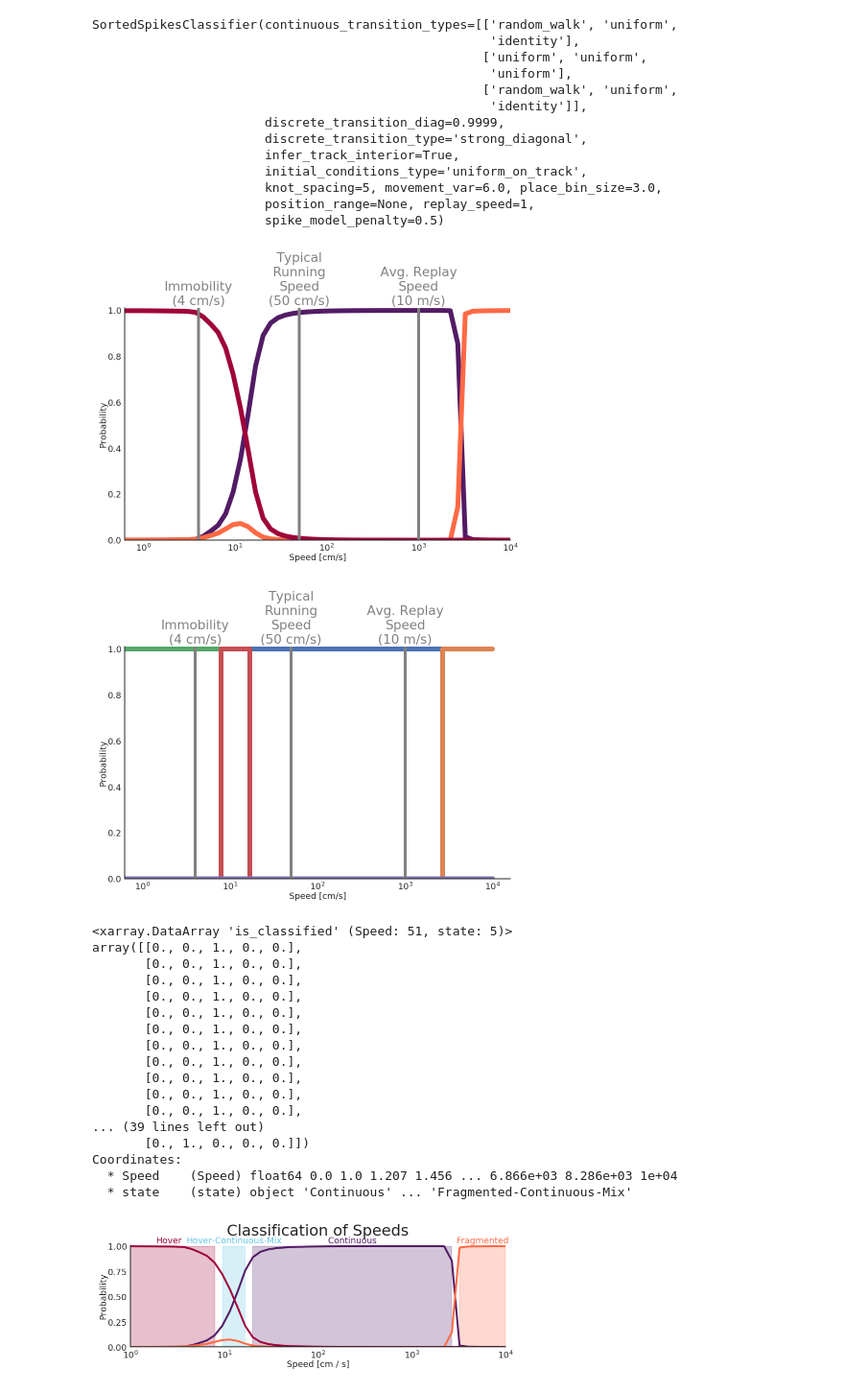
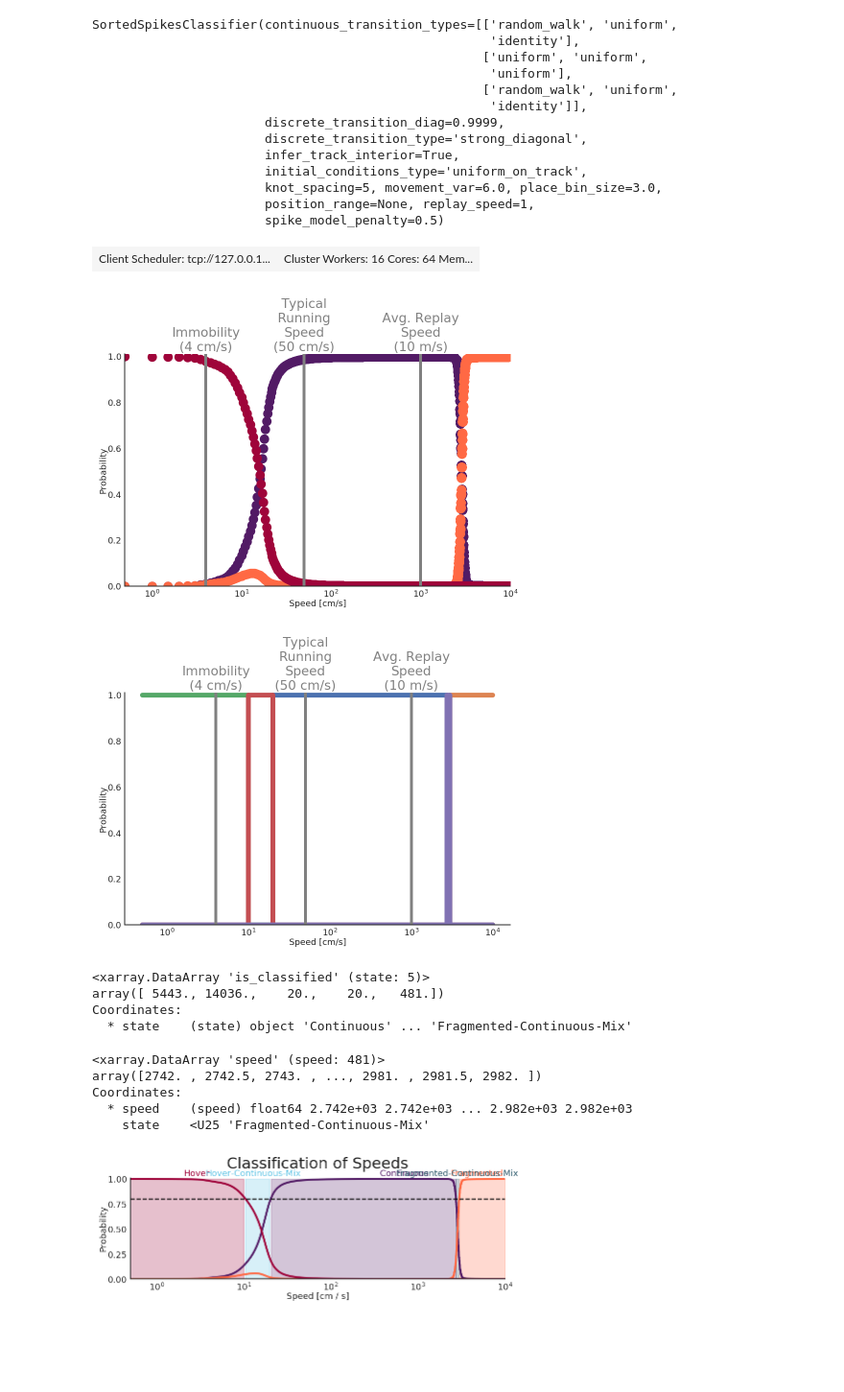
Before and after one commit to Eden-Kramer-Lab/replay_trajectory_paper, a Jupyter notebook: notebooks/Figure1.ipynb, the cells around one changed output. Shown at 96% size. Cells and saved outputs as stored; diff of their text form; code cells hidden in the pictures; blank space fills up the shorter version.

```diff
--- a/notebooks/Figure1.ipynb
+++ b/notebooks/Figure1.ipynb
@@ -477,6 +462,13 @@ def get_constant_velocity_stats(classifier, actual_speed=1000):
     )
 
     return results.acausal_posterior.sum("position").mean("time")
+# %%
+from dask.distributed import Client
+
+client = Client(n_workers=16)
+client
+# %% [output]
+| Client Scheduler: tcp://127.0.0.1... | Cluster Workers: 16 Cores: 64 Mem... |
 # %%
 from tqdm.autonotebook import tqdm
 import xarray as xr
@@ -496,7 +501,7 @@ probabilities = xr.concat(
 fig, ax = plt.subplots()
 
 for state, prob in zip(probabilities.state.values, probabilities.values.T):
-    ax.plot(speeds, prob, linewidth=5, label=state, color=STATE_COLORS[state])
+    ax.scatter(speeds, prob, linewidth=5, label=state, color=STATE_COLORS[state])
 
 ax.axvline(4, color="grey", linewidth=3, linestyle="-")
 ax.text(4, 1.01, "Immobility\n(4 cm/s)", va="bottom", ha="center", color="grey")
@@ -525,9 +530,10 @@ plt.xscale("log")
 ax.set_xlim((speeds.min(), speeds.max()))
 sns.despine()
 # %% [output]
-[figure, old version]
+[figure, new version]
 # %%
 from src.analysis import get_is_classified
+from src.parameters import PROBABILITY_THRESHOLD
 
 
 p = xr.concat(
@@ -544,10 +550,10 @@ p = xr.concat(
 )
 
 
-is_classified = get_is_classified(p, 0.8)
+is_classified = get_is_classified(p, PROBABILITY_THRESHOLD)
 
 is_classified.plot.step(
-    x="Speed", hue="state", xscale="log", linewidth=5, add_legend=False
+    x="speed", hue="state", xscale="log", linewidth=5, add_legend=False
 )
 plt.axvline(4, color="grey", linewidth=3, linestyle="-")
 plt.text(4, 1.01, "Immobility\n(4 cm/s)", va="bottom", ha="center", color="grey")
@@ -572,75 +578,75 @@ plt.xlabel("Speed [cm/s]")
 plt.ylim((0, 1.01))
 sns.despine()
 # %% [output]
-[figure, old version]
+[figure, new version]
 # %%
-is_classified
+is_classified.sum("speed")
 # %% [output]
-<xarray.DataArray 'is_classified' (Speed: 51, state: 5)>
-array([[0., 0., 1., 0., 0.],
-       [0., 0., 1., 0., 0.],
-       [0., 0., 1., 0., 0.],
-       [0., 0., 1., 0., 0.],
-       [0., 0., 1., 0., 0.],
-       [0., 0., 1., 0., 0.],
-       [0., 0., 1., 0., 0.],
-       [0., 0., 1., 0., 0.],
-       [0., 0., 1., 0., 0.],
-       [0., 0., 1., 0., 0.],
-       [0., 0., 1., 0., 0.],
-... (39 lines left out)
-       [0., 1., 0., 0., 0.]])
+<xarray.DataArray 'is_classified' (state: 5)>
+array([ 5443., 14036.,    20.,    20.,   481.])
 Coordinates:
-  * Speed    (Speed) float64 0.0 1.0 1.207 1.456 ... 6.866e+03 8.286e+03 1e+04
   * state    (state) object 'Continuous' ... 'Fragmented-Continuous-Mix'
+# %%
+is_classified.speed[is_classified.sel(state="Fragmented-Continuous-Mix").astype(bool)]
+# %% [output]
+<xarray.DataArray 'speed' (speed: 481)>
+array([2742. , 2742.5, 2743. , ..., 2981. , 2981.5, 2982. ])
+Coordinates:
+  * speed    (speed) float64 2.742e+03 2.742e+03 ... 2.982e+03 2.982e+03
+    state    <U25 'Fragmented-Continuous-Mix'
 # %%
+from src.parameters import PROBABILITY_THRESHOLD
+
+
 def plot_classification_of_speeds(probabilities, is_classified, ax=None):
     if ax is None:
         ax = plt.gca()
 
     for state, prob in zip(probabilities.state.values, probabilities.values.T):
         ax.plot(
-            probabilities.Speed,
+            probabilities.speed,
             prob,
             linewidth=2,
             label=state,
             color=STATE_COLORS[state],
         )
 
     for state, is_class in zip(is_classified.state.values, is_classified.values.T):
         ax.fill_between(
-            probabilities.Speed + 0.01,
+            probabilities.speed,
             is_class,
             where=is_class.astype(bool),
             alpha=0.25,
             color=STATE_COLORS[state],
+            interpolate=False,
         )
-        if state != "Fragmented-Continuous-Mix":
-            ax.text(
-                np.median(probabilities.Speed[is_class.astype(bool)]),
-                1.01,
-                state,
-                va="bottom",
-                ha="center",
-                fontsize=9,
-                color=STATE_COLORS[state],
-            )
+        speeds = probabilities.speed[is_class.astype(bool)]
+        ax.text(
+            speeds.min() + (speeds.max() - speeds.min()) / 4,
+            1.01,
+            state,
+            va="bottom",
+            ha="center",
+            fontsize=9,
+            color=STATE_COLORS[state],
+        )
 
     ax.set_ylabel("Probability")
     ax.set_ylim((0, 1.01))
 
     ax.set_xlabel("Speed [cm / s]")
     ax.set_xscale("log")
     ax.set_xticks((1e0, 1e1, 1e2, 1e3, 1e4))
     ax.set_xlim((1e0, 1e4))
     ax.set_title("Classification of Speeds", fontsize=16, pad=10)
 
-    ax.set_xlim((probabilities.Speed.min(), probabilities.Speed.max()))
+    ax.set_xlim((probabilities.speed.min(), probabilities.speed.max()))
+    ax.axhline(PROBABILITY_THRESHOLD, color="black", linestyle="--")
     sns.despine()
 
 
 fig, ax = plt.subplots(figsize=(TWO_COLUMN, PAGE_HEIGHT / 5))
 plot_classification_of_speeds(probabilities, is_classified, ax=ax)
 save_figure("figure1_classification_of_speeds")
 # %% [output]
-[figure, old version]
+[figure, new version]
```
Also changed, not shown: parts of 16 cells of this notebook, 5 other files.
